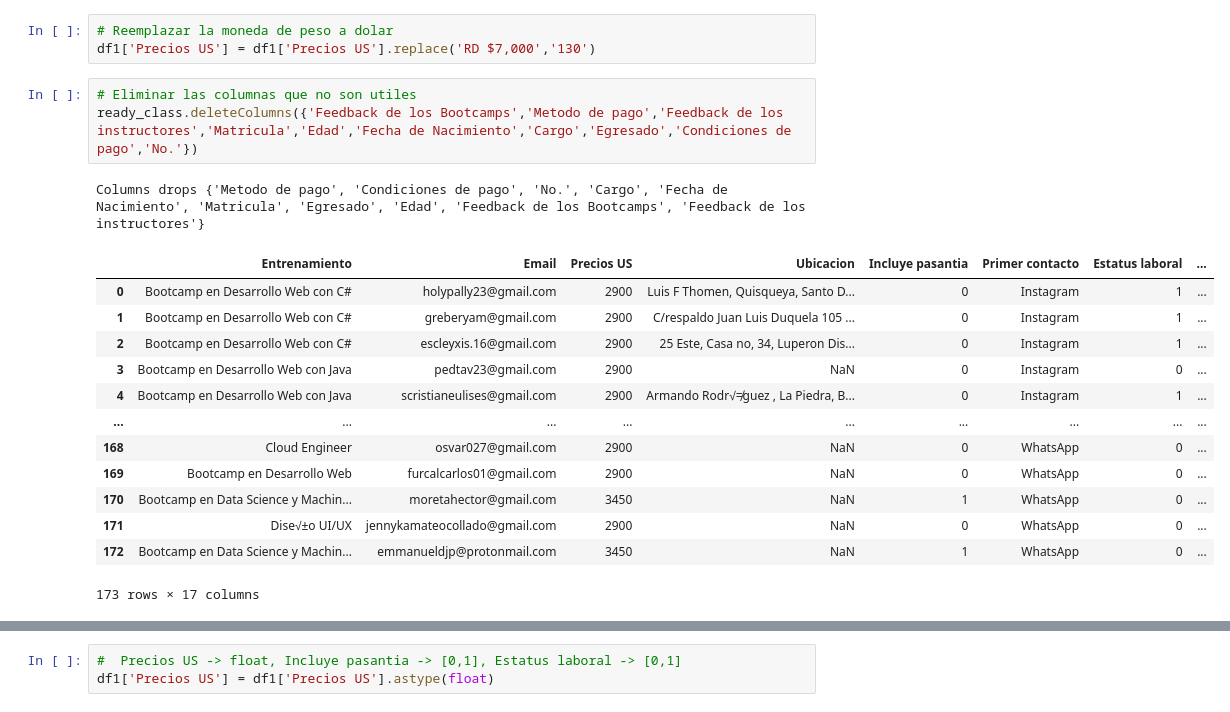
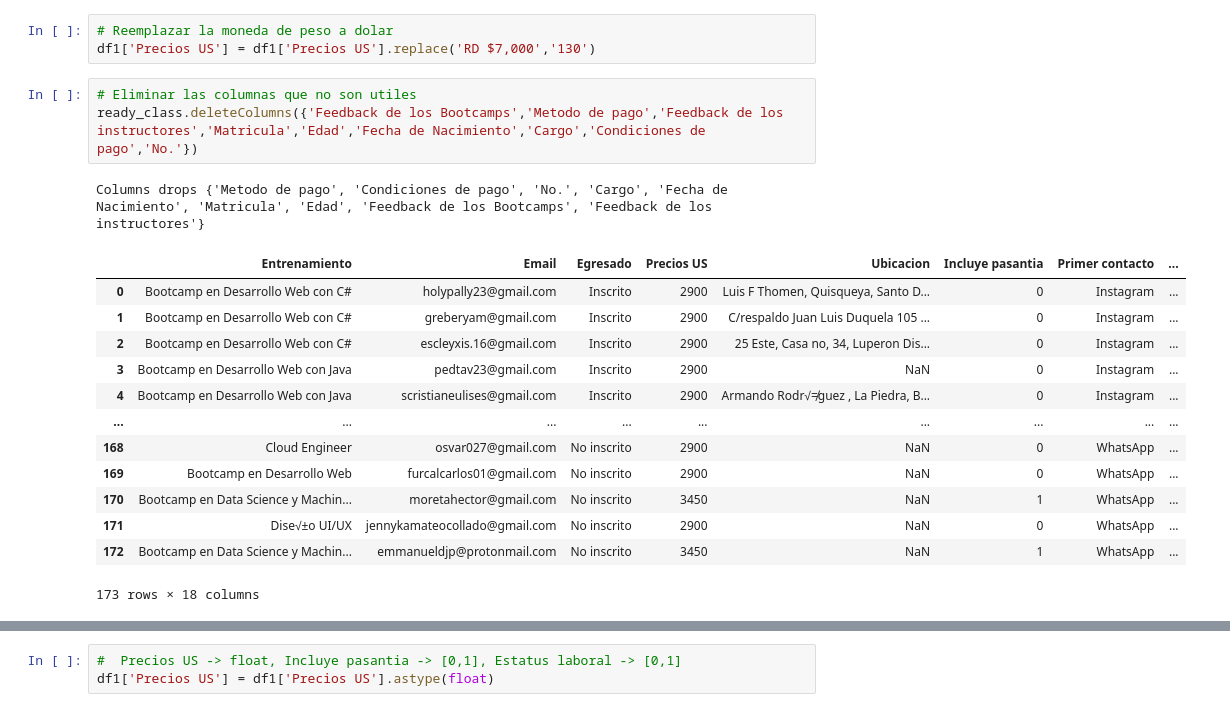
Before and after one commit to jhonnydss/DaVinciBrain, a Jupyter notebook: Preprocesamientos_Johnny.ipynb, the cells around one changed output, grey strips where cells are left out. Drawn from its saved outputs; the diff is of its cells as text.

```diff
--- a/Preprocesamientos_Johnny.ipynb
+++ b/Preprocesamientos_Johnny.ipynb
@@ -327,22 +327,22 @@ See the caveats in the documentation: https://pandas.pydata.org/pandas-docs/stab
 df1['Precios US'] = df1['Precios US'].replace('RD $7,000','130')
 # %%
 # Eliminar las columnas que no son utiles
-ready_class.deleteColumns({'Feedback de los Bootcamps','Metodo de pago','Feedback de los instructores','Matricula','Edad','Fecha de Nacimiento','Cargo','Egresado','Condiciones de pago','No.'})
+ready_class.deleteColumns({'Feedback de los Bootcamps','Metodo de pago','Feedback de los instructores','Matricula','Edad','Fecha de Nacimiento','Cargo','Condiciones de pago','No.'})
 # %% [output]
-Columns drops {'Metodo de pago', 'Condiciones de pago', 'No.', 'Cargo', 'Fecha de Nacimiento', 'Matricula', 'Egresado', 'Edad', 'Feedback de los Bootcamps', 'Feedback de los instructores'}
+Columns drops {'Metodo de pago', 'Condiciones de pago', 'No.', 'Cargo', 'Fecha de Nacimiento', 'Matricula', 'Edad', 'Feedback de los Bootcamps', 'Feedback de los instructores'}
-|  | Entrenamiento | Email | Precios US | Ubicacion | Incluye pasantia | Primer contacto | Estatus laboral | ... |
-| 0 | Bootcamp en Desarrollo Web con C# | holypally23@gmail.com | 2900 | Luis F Thomen, Quisqueya, Santo D... | 0 | Instagram | 1 | ... |
-| 1 | Bootcamp en Desarrollo Web con C# | greberyam@gmail.com | 2900 | C/respaldo Juan Luis Duquela 105 ... | 0 | Instagram | 1 | ... |
-| 2 | Bootcamp en Desarrollo Web con C# | escleyxis.16@gmail.com | 2900 | 25 Este, Casa no, 34, Luperon Dis... | 0 | Instagram | 1 | ... |
-| 3 | Bootcamp en Desarrollo Web con Java | pedtav23@gmail.com | 2900 | NaN | 0 | Instagram | 0 | ... |
-| 4 | Bootcamp en Desarrollo Web con Java | scristianeulises@gmail.com | 2900 | Armando Rodr√≠guez , La Piedra, B... | 0 | Instagram | 1 | ... |
+|  | Entrenamiento | Email | Egresado | Precios US | Ubicacion | Incluye pasantia | Primer contacto | ... |
+| 0 | Bootcamp en Desarrollo Web con C# | holypally23@gmail.com | Inscrito | 2900 | Luis F Thomen, Quisqueya, Santo D... | 0 | Instagram | ... |
+| 1 | Bootcamp en Desarrollo Web con C# | greberyam@gmail.com | Inscrito | 2900 | C/respaldo Juan Luis Duquela 105 ... | 0 | Instagram | ... |
+| 2 | Bootcamp en Desarrollo Web con C# | escleyxis.16@gmail.com | Inscrito | 2900 | 25 Este, Casa no, 34, Luperon Dis... | 0 | Instagram | ... |
+| 3 | Bootcamp en Desarrollo Web con Java | pedtav23@gmail.com | Inscrito | 2900 | NaN | 0 | Instagram | ... |
+| 4 | Bootcamp en Desarrollo Web con Java | scristianeulises@gmail.com | Inscrito | 2900 | Armando Rodr√≠guez , La Piedra, B... | 0 | Instagram | ... |
 | ... | ... | ... | ... | ... | ... | ... | ... | ... |
-| 168 | Cloud Engineer | osvar027@gmail.com | 2900 | NaN | 0 | WhatsApp | 0 | ... |
-| 169 | Bootcamp en Desarrollo Web | furcalcarlos01@gmail.com | 2900 | NaN | 0 | WhatsApp | 0 | ... |
-| 170 | Bootcamp en Data Science y Machin... | moretahector@gmail.com | 3450 | NaN | 1 | WhatsApp | 0 | ... |
-| 171 | Dise√±o UI/UX | jennykamateocollado@gmail.com | 2900 | NaN | 0 | WhatsApp | 0 | ... |
-| 172 | Bootcamp en Data Science y Machin... | emmanueldjp@protonmail.com | 3450 | NaN | 1 | WhatsApp | 0 | ... |
+| 168 | Cloud Engineer | osvar027@gmail.com | No inscrito | 2900 | NaN | 0 | WhatsApp | ... |
+| 169 | Bootcamp en Desarrollo Web | furcalcarlos01@gmail.com | No inscrito | 2900 | NaN | 0 | WhatsApp | ... |
+| 170 | Bootcamp en Data Science y Machin... | moretahector@gmail.com | No inscrito | 3450 | NaN | 1 | WhatsApp | ... |
+| 171 | Dise√±o UI/UX | jennykamateocollado@gmail.com | No inscrito | 2900 | NaN | 0 | WhatsApp | ... |
+| 172 | Bootcamp en Data Science y Machin... | emmanueldjp@protonmail.com | No inscrito | 3450 | NaN | 1 | WhatsApp | ... |
-173 rows × 17 columns
+173 rows × 18 columns
 # %%
 # Identificar las company de email mas utilizadas por los alumnos
 ready_class.emailType('Email')
```
Also changed, not shown: parts of 39 cells of this notebook, 1 other file.
